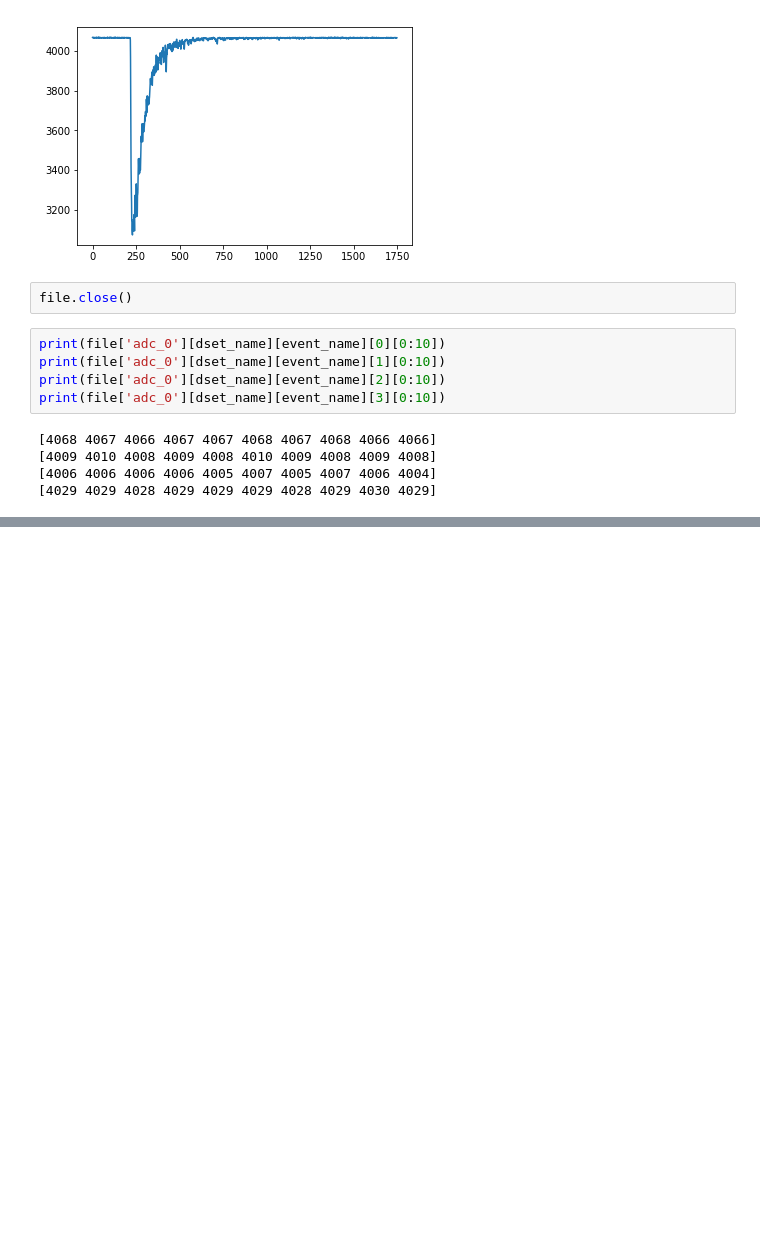
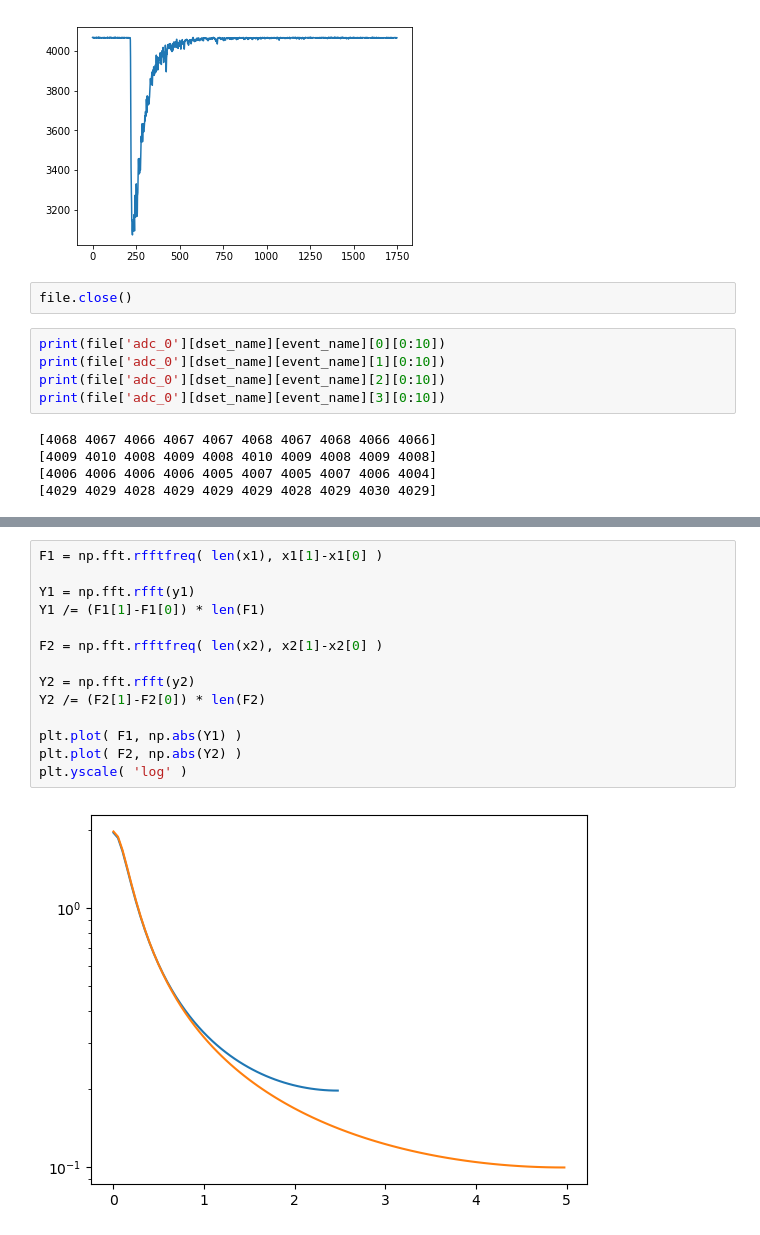
Before and after one commit to suerfu/saberdaq, a Jupyter notebook: analysis/notebook/display_waveform.ipynb, the cells around one changed output, grey strips where cells are left out. Saved outputs shown, nothing was run; the diff lists cells and outputs as text; blank space fills up the shorter version.

```diff
--- a/analysis/notebook/display_waveform.ipynb
+++ b/analysis/notebook/display_waveform.ipynb
@@ -116,0 +112,16 @@ plt.yscale( 'log' )
+# %%
+F1 = np.fft.rfftfreq( len(x1), x1[1]-x1[0] )
+
+Y1 = np.fft.rfft(y1)
+Y1 /= (F1[1]-F1[0]) * len(F1)
+
+F2 = np.fft.rfftfreq( len(x2), x2[1]-x2[0] )
+
+Y2 = np.fft.rfft(y2)
+Y2 /= (F2[1]-F2[0]) * len(F2)
+
+plt.plot( F1, np.abs(Y1) )
+plt.plot( F2, np.abs(Y2) )
+plt.yscale( 'log' )
+# %% [output]
+[figure, added]
```
Also changed, not shown: parts of 3 cells of this notebook, 1 other file.
